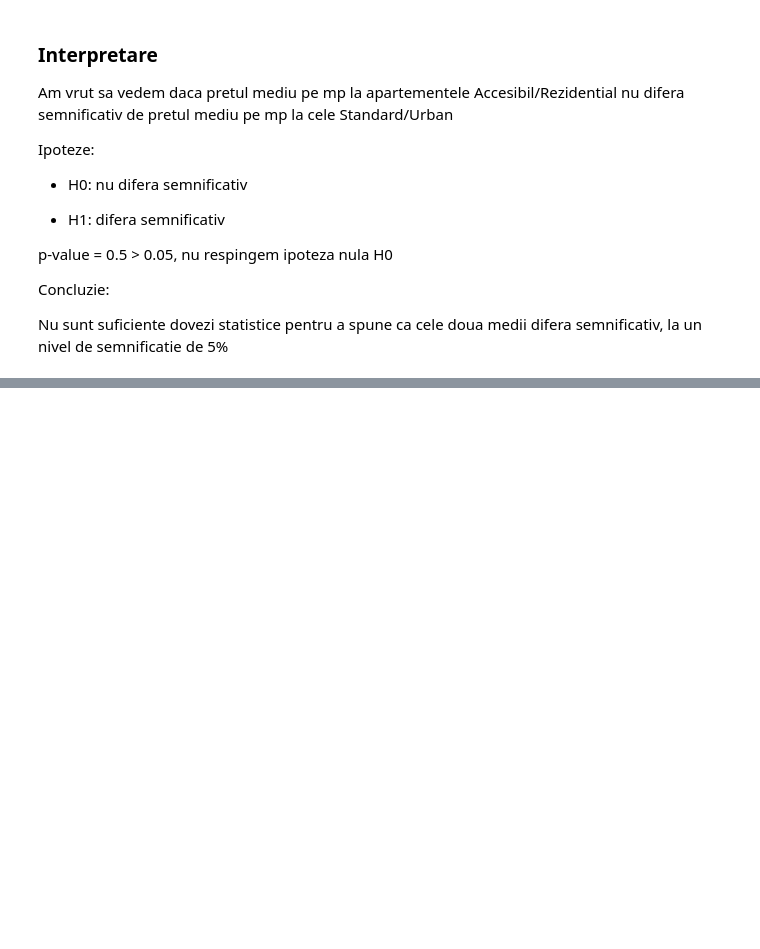
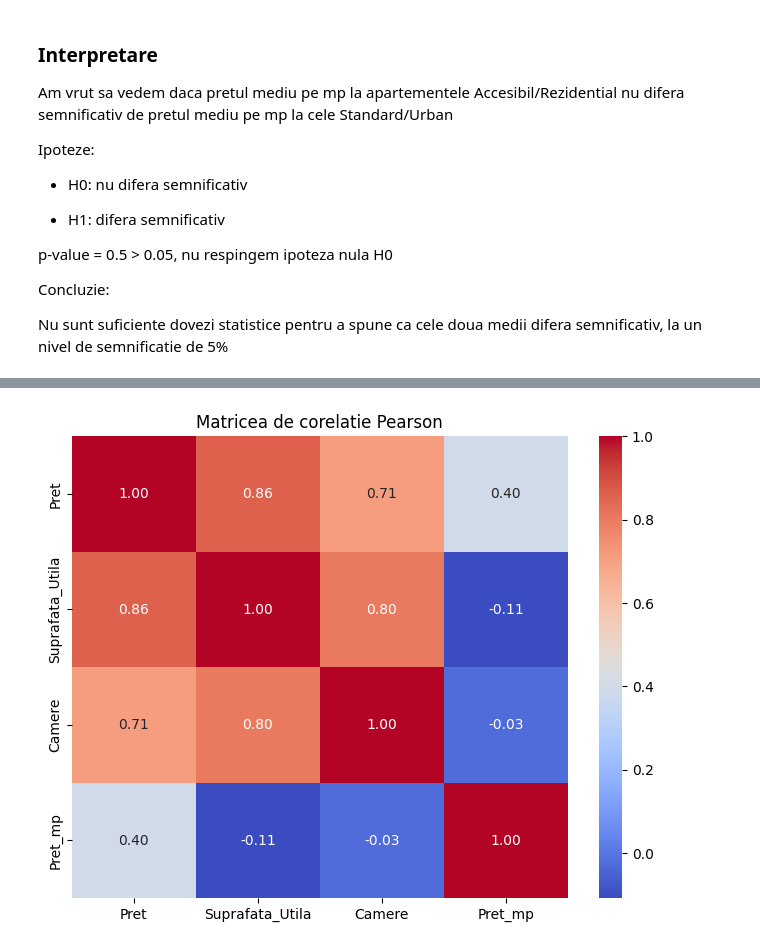
Before and after one commit to BejenaruIoanMatei/iasi-housing-market-analysis, a Jupyter notebook: notebooks/3_exploratory_analysis.ipynb, the cells around one changed output, grey strips where cells are left out. Saved outputs shown, nothing was run; the diff lists cells and outputs as text; code cells hidden in the pictures; blank space fills up the shorter version.

```diff
--- a/notebooks/3_exploratory_analysis.ipynb
+++ b/notebooks/3_exploratory_analysis.ipynb
@@ -574,0 +591,10 @@ Nu sunt suficiente dovezi statistice pentru a spune ca cele doua medii difera se
+# %%
+num_cols = ['Pret', 'Suprafata_Utila', 'Camere', 'Pret_mp']
+corr_matrix = df[num_cols].corr()
+
+plt.figure(figsize=(8, 6))
+sns.heatmap(corr_matrix, annot=True, cmap='coolwarm', fmt=".2f")
+plt.title('Matricea de corelatie Pearson')
+plt.show()
+# %% [output]
+[figure, added]
```
Also changed, not shown: parts of 12 cells of this notebook, 1 other file.
